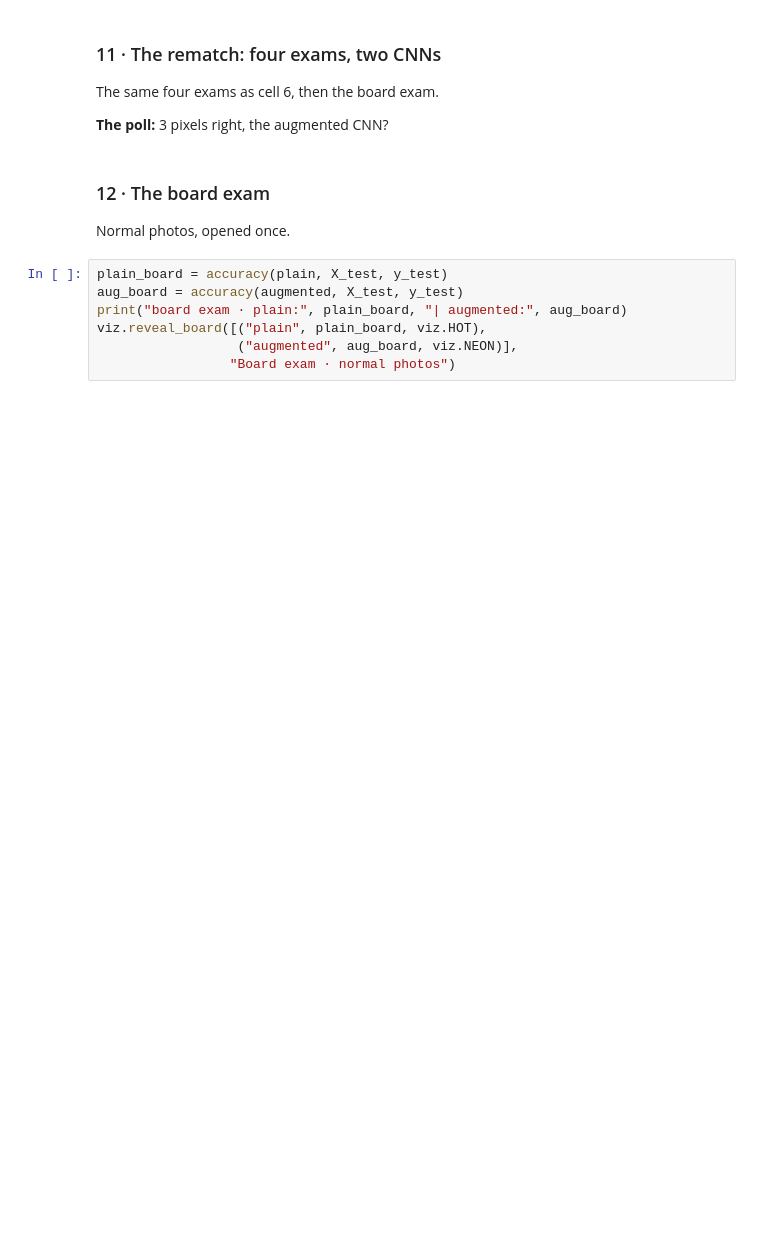
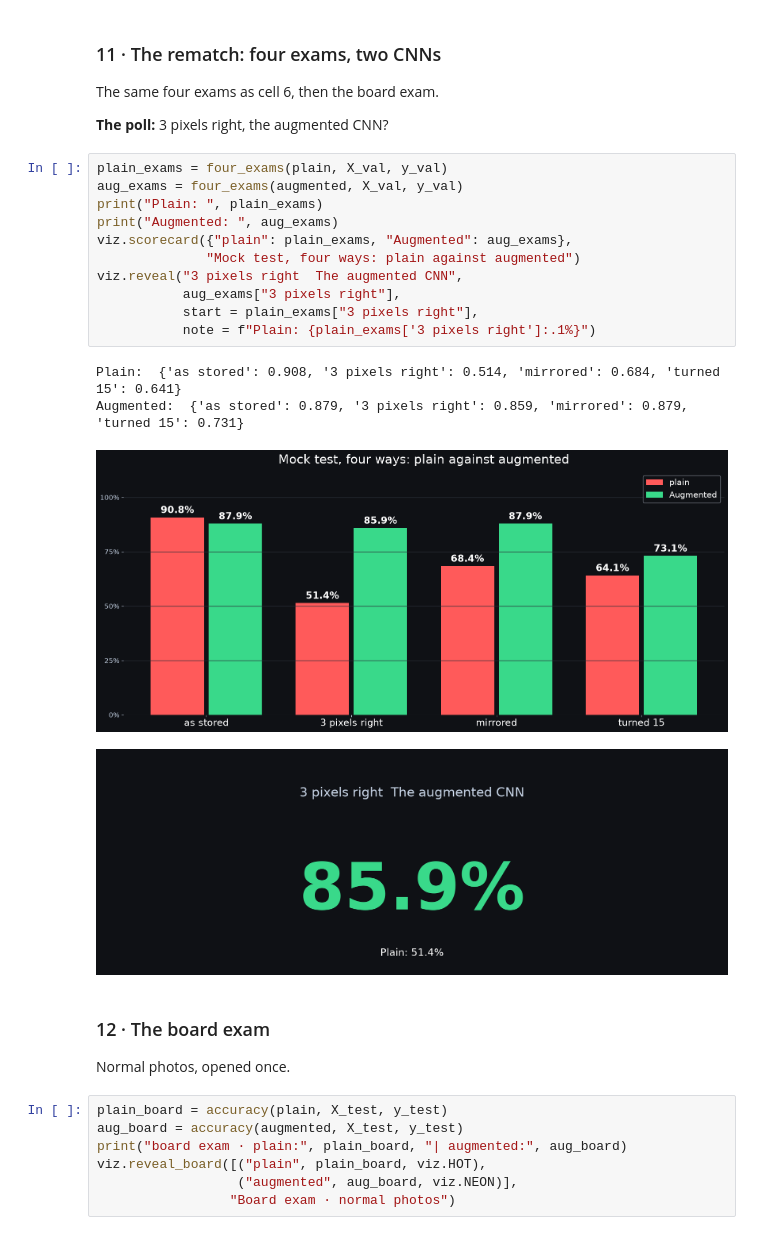
Before and after one commit to optimizer-step/pytorch_series, a Jupyter notebook: ep12_live/ep12_data_augmentation.ipynb, the cells around one changed output. Cells and saved outputs as stored; diff of their text form; blank space fills up the shorter version.

```diff
--- a/ep12_live/ep12_data_augmentation.ipynb
+++ b/ep12_live/ep12_data_augmentation.ipynb
@@ -200,6 +231,22 @@ print("best mock test · plain:", max(plain_curve),
 The same four exams as cell 6, then the board exam.
 
 **The poll:** 3 pixels right, the augmented CNN?
+# %%
+plain_exams = four_exams(plain, X_val, y_val)
+aug_exams = four_exams(augmented, X_val, y_val)
+print("Plain: ", plain_exams)
+print("Augmented: ", aug_exams)
+viz.scorecard({"plain": plain_exams, "Augmented": aug_exams},
+              "Mock test, four ways: plain against augmented")
+viz.reveal("3 pixels right  The augmented CNN",
+           aug_exams["3 pixels right"],
+           start = plain_exams["3 pixels right"],
+           note = f"Plain: {plain_exams['3 pixels right']:.1%}")
+# %% [output]
+Plain:  {'as stored': 0.908, '3 pixels right': 0.514, 'mirrored': 0.684, 'turned 15': 0.641}
+Augmented:  {'as stored': 0.879, '3 pixels right': 0.859, 'mirrored': 0.879, 'turned 15': 0.731}
+[figure, added]
+[figure, added]
 # %% [markdown]
 ### 12 · The board exam
 Normal photos, opened once.
```
Also changed, not shown: parts of 17 cells of this notebook.
